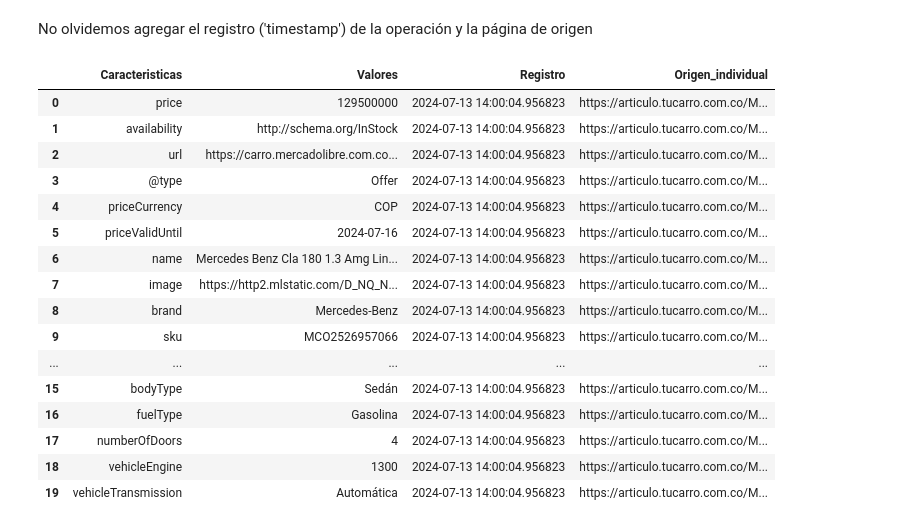
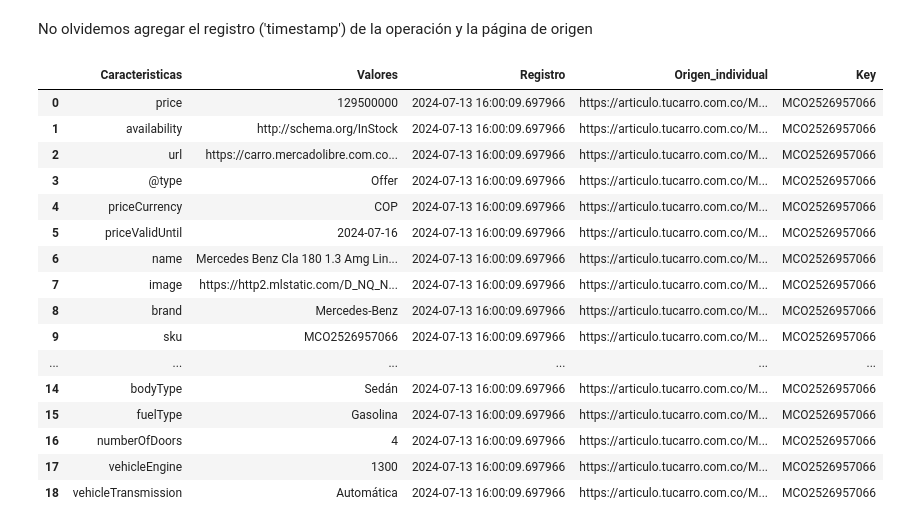
Before and after one commit to npalaciosv/data_viz, a Jupyter notebook: notebooks/web_scraping_pagina_individual.ipynb, the cells around one changed output. Cells and saved outputs as stored; diff of their text form; code cells hidden in the pictures.

Commit message:
Actualización del notebook web_scraping_pagina_individual.ipynb

```diff
--- a/notebooks/web_scraping_pagina_individual.ipynb
+++ b/notebooks/web_scraping_pagina_individual.ipynb
@@ -205,25 +205,32 @@ df
 | 19 | vehicleTransmission | Automática |
 # %% [markdown]
 No olvidemos agregar el registro ('timestamp') de la operación y la página de origen
-# %%
-df['Registro'] = pd.Timestamp.now()
-df['Origen_individual'] = conexion_url
-df
-# %% [output]
-|  | Caracteristicas | Valores | Registro | Origen_individual |
-| 0 | price | 129500000 | 2024-07-13 14:00:04.956823 | https://articulo.tucarro.com.co/M... |
-| 1 | availability | http://schema.org/InStock | 2024-07-13 14:00:04.956823 | https://articulo.tucarro.com.co/M... |
-| 2 | url | https://carro.mercadolibre.com.co... | 2024-07-13 14:00:04.956823 | https://articulo.tucarro.com.co/M... |
-| 3 | @type | Offer | 2024-07-13 14:00:04.956823 | https://articulo.tucarro.com.co/M... |
-| 4 | priceCurrency | COP | 2024-07-13 14:00:04.956823 | https://articulo.tucarro.com.co/M... |
-| 5 | priceValidUntil | 2024-07-16 | 2024-07-13 14:00:04.956823 | https://articulo.tucarro.com.co/M... |
-| 6 | name | Mercedes Benz Cla 180 1.3 Amg Lin... | 2024-07-13 14:00:04.956823 | https://articulo.tucarro.com.co/M... |
-| 7 | image | https://http2.mlstatic.com/D_NQ_N... | 2024-07-13 14:00:04.956823 | https://articulo.tucarro.com.co/M... |
-| 8 | brand | Mercedes-Benz | 2024-07-13 14:00:04.956823 | https://articulo.tucarro.com.co/M... |
-| 9 | sku | MCO2526957066 | 2024-07-13 14:00:04.956823 | https://articulo.tucarro.com.co/M... |
-| ... | ... | ... | ... | ... |
-| 15 | bodyType | Sedán | 2024-07-13 14:00:04.956823 | https://articulo.tucarro.com.co/M... |
-| 16 | fuelType | Gasolina | 2024-07-13 14:00:04.956823 | https://articulo.tucarro.com.co/M... |
-| 17 | numberOfDoors | 4 | 2024-07-13 14:00:04.956823 | https://articulo.tucarro.com.co/M... |
-| 18 | vehicleEngine | 1300 | 2024-07-13 14:00:04.956823 | https://articulo.tucarro.com.co/M... |
-| 19 | vehicleTransmission | Automática | 2024-07-13 14:00:04.956823 | https://articulo.tucarro.com.co/M... |
+# %%
+df['Registro'] = pd.Timestamp.now()
+df['Origen_individual'] = conexion_url
+Key = df[df['Caracteristicas']=='productID']['Valores'].values[0]
+df['Key'] = Key
+
+index_to_delete = df[df['Caracteristicas'] == 'productID'].index
+df = df.drop(index_to_delete)
+
+df = df.reset_index(drop=True)
+df
+# %% [output]
+|  | Caracteristicas | Valores | Registro | Origen_individual | Key |
+| 0 | price | 129500000 | 2024-07-13 16:00:09.697966 | https://articulo.tucarro.com.co/M... | MCO2526957066 |
+| 1 | availability | http://schema.org/InStock | 2024-07-13 16:00:09.697966 | https://articulo.tucarro.com.co/M... | MCO2526957066 |
+| 2 | url | https://carro.mercadolibre.com.co... | 2024-07-13 16:00:09.697966 | https://articulo.tucarro.com.co/M... | MCO2526957066 |
+| 3 | @type | Offer | 2024-07-13 16:00:09.697966 | https://articulo.tucarro.com.co/M... | MCO2526957066 |
+| 4 | priceCurrency | COP | 2024-07-13 16:00:09.697966 | https://articulo.tucarro.com.co/M... | MCO2526957066 |
+| 5 | priceValidUntil | 2024-07-16 | 2024-07-13 16:00:09.697966 | https://articulo.tucarro.com.co/M... | MCO2526957066 |
+| 6 | name | Mercedes Benz Cla 180 1.3 Amg Lin... | 2024-07-13 16:00:09.697966 | https://articulo.tucarro.com.co/M... | MCO2526957066 |
+| 7 | image | https://http2.mlstatic.com/D_NQ_N... | 2024-07-13 16:00:09.697966 | https://articulo.tucarro.com.co/M... | MCO2526957066 |
+| 8 | brand | Mercedes-Benz | 2024-07-13 16:00:09.697966 | https://articulo.tucarro.com.co/M... | MCO2526957066 |
+| 9 | sku | MCO2526957066 | 2024-07-13 16:00:09.697966 | https://articulo.tucarro.com.co/M... | MCO2526957066 |
+| ... | ... | ... | ... | ... | ... |
+| 14 | bodyType | Sedán | 2024-07-13 16:00:09.697966 | https://articulo.tucarro.com.co/M... | MCO2526957066 |
+| 15 | fuelType | Gasolina | 2024-07-13 16:00:09.697966 | https://articulo.tucarro.com.co/M... | MCO2526957066 |
+| 16 | numberOfDoors | 4 | 2024-07-13 16:00:09.697966 | https://articulo.tucarro.com.co/M... | MCO2526957066 |
+| 17 | vehicleEngine | 1300 | 2024-07-13 16:00:09.697966 | https://articulo.tucarro.com.co/M... | MCO2526957066 |
+| 18 | vehicleTransmission | Automática | 2024-07-13 16:00:09.697966 | https://articulo.tucarro.com.co/M... | MCO2526957066 |
```
Also changed, not shown: parts of 1 cell of this notebook.
